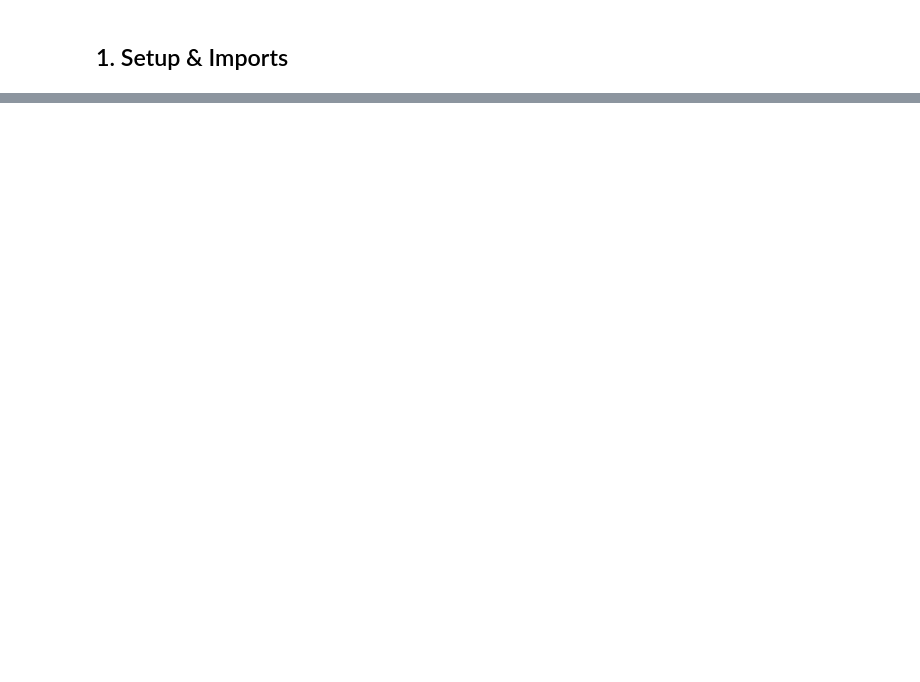
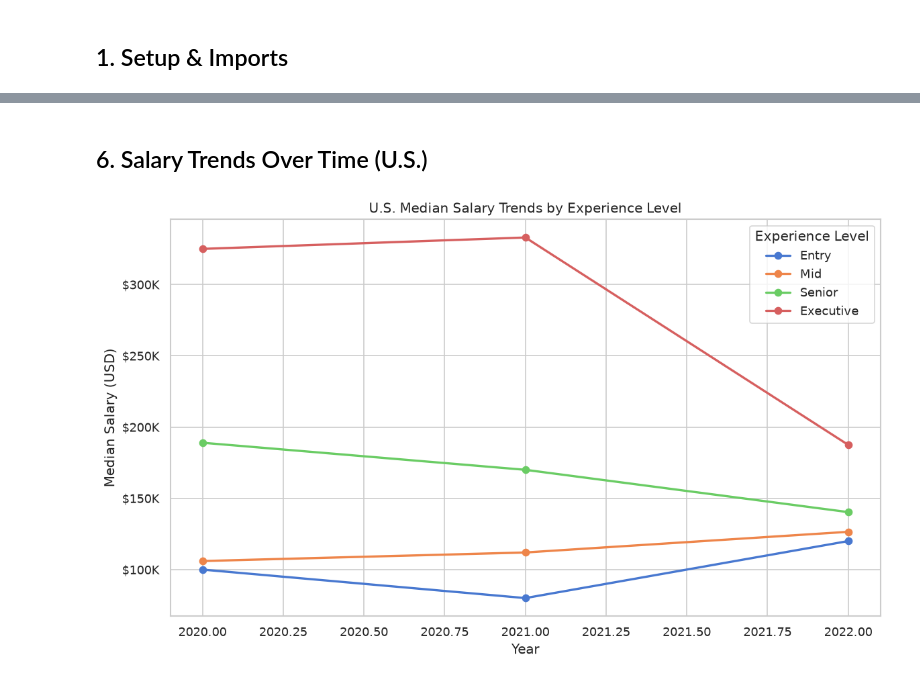
Before and after one commit to pop400/salary-analysis, a Jupyter notebook: salary_analysis.ipynb, the cells around one changed output, grey strips where cells are left out. Drawn from its saved outputs; the diff is of its cells as text; code cells hidden in the pictures; blank space fills up the shorter version.

```diff
--- a/salary_analysis.ipynb
+++ b/salary_analysis.ipynb
@@ -304,0 +159,24 @@ _Analysis complete. Visuals saved to `/visuals/`._
+# %% [markdown]
+## 6. Salary Trends Over Time (U.S.)
+# %%
+yearly = (
+    df.groupby(['work_year', 'experience_level_label'])['salary_in_usd']
+    .median()
+    .reset_index()
+)
+
+fig, ax = plt.subplots(figsize=(10, 6))
+for level in exp_order:
+    subset = yearly[yearly['experience_level_label'] == level]
+    ax.plot(subset['work_year'], subset['salary_in_usd'], marker='o', label=level, linewidth=2)
+
+ax.yaxis.set_major_formatter(mticker.FuncFormatter(lambda x, _: f'${x/1000:.0f}K'))
+ax.set_title('U.S. Median Salary Trends by Experience Level')
+ax.set_xlabel('Year')
+ax.set_ylabel('Median Salary (USD)')
+ax.legend(title='Experience Level')
+plt.tight_layout()
+plt.savefig(VISUALS_DIR / '03_us_salary_trends.png')
+plt.show()
+# %% [output]
+[figure, added]
```
Also changed, not shown: parts of 42 cells of this notebook, 13 other files.
